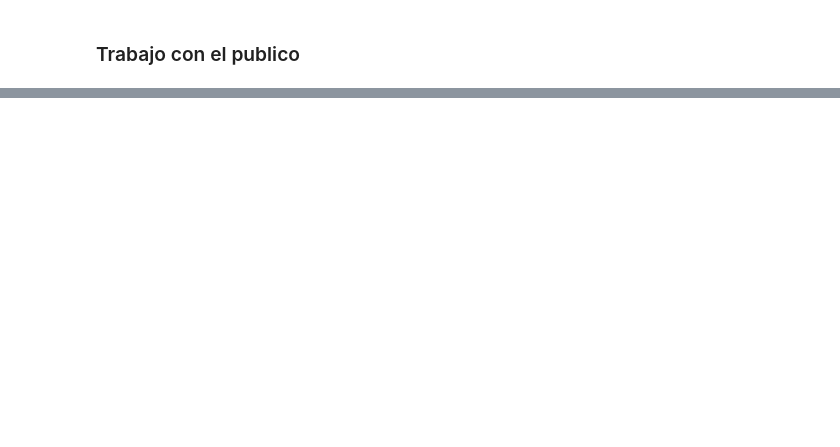
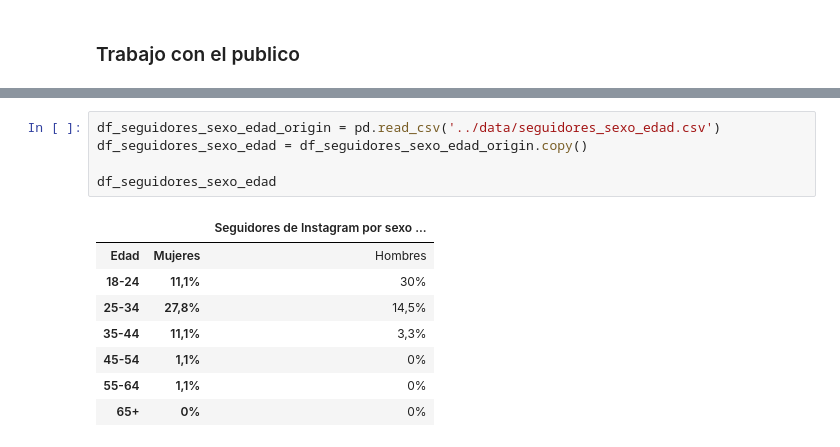
Before and after one commit to CtrlJason/Proyecto-Analisis-DeliZone, a Jupyter notebook: etl/etl_proceso.ipynb, the cells around one changed output, grey strips where cells are left out. Saved outputs shown, nothing was run; the diff lists cells and outputs as text; blank space fills up the shorter version.

```diff
--- a/etl/etl_proceso.ipynb
+++ b/etl/etl_proceso.ipynb
@@ -288,0 +302,14 @@ df2
+# %%
+df_seguidores_sexo_edad_origin = pd.read_csv('../data/seguidores_sexo_edad.csv')
+df_seguidores_sexo_edad = df_seguidores_sexo_edad_origin.copy()
+
+df_seguidores_sexo_edad
+# %% [output]
+|  |  | Seguidores de Instagram por sexo ... |
+| Edad | Mujeres | Hombres |
+| 18-24 | 11,1% | 30% |
+| 25-34 | 27,8% | 14,5% |
+| 35-44 | 11,1% | 3,3% |
+| 45-54 | 1,1% | 0% |
+| 55-64 | 1,1% | 0% |
+| 65+ | 0% | 0% |
```
Also changed, not shown: parts of 3 cells of this notebook, 5 other files.
